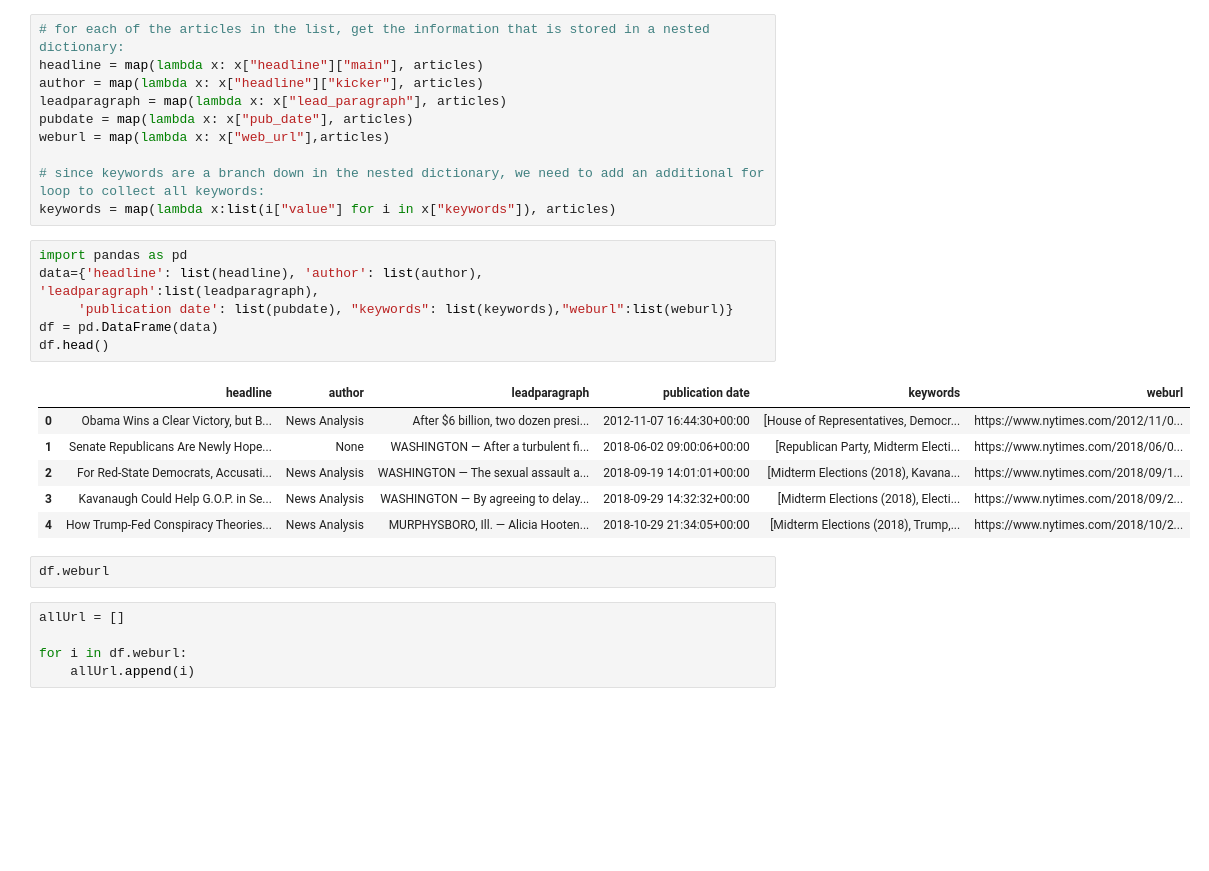
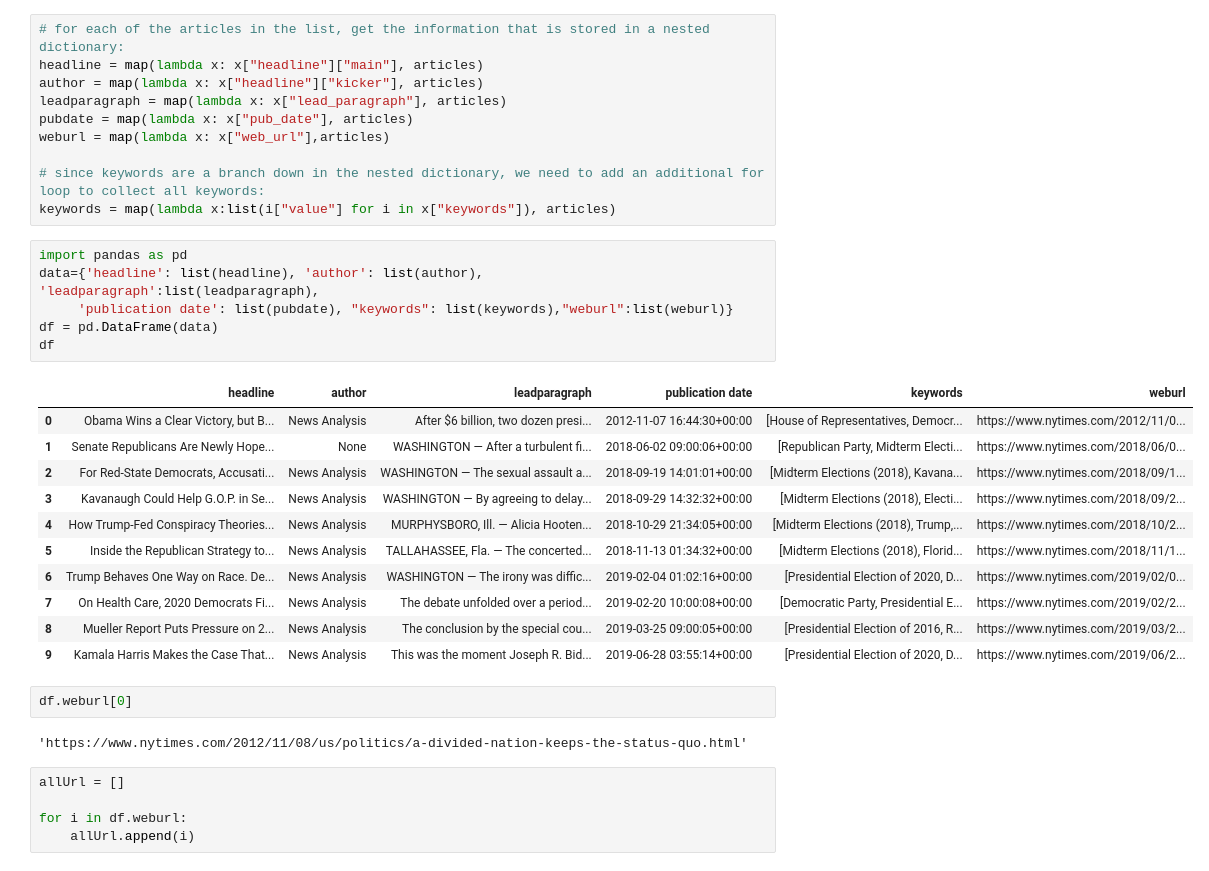
Before and after one commit to luistnrt/Natural-Language-Processing, a Jupyter notebook: nlp_article_archive.ipynb, the cells around one changed output. Saved outputs shown, nothing was run; the diff lists cells and outputs as text; blank space fills up the shorter version.

```diff
--- a/nlp_article_archive.ipynb
+++ b/nlp_article_archive.ipynb
@@ -160,18 +158,25 @@ keywords = map(lambda x:list(i["value"] for i in x["keywords"]), articles)
 # %%
 import pandas as pd
 data={'headline': list(headline), 'author': list(author), 'leadparagraph':list(leadparagraph),
      'publication date': list(pubdate), "keywords": list(keywords),"weburl":list(weburl)}
 df = pd.DataFrame(data)
-df.head()
+df
 # %% [output]
 |  | headline | author | leadparagraph | publication date | keywords | weburl |
 | 0 | Obama Wins a Clear Victory, but B... | News Analysis | After $6 billion, two dozen presi... | 2012-11-07 16:44:30+00:00 | [House of Representatives, Democr... | https://www.nytimes.com/2012/11/0... |
 | 1 | Senate Republicans Are Newly Hope... | None | WASHINGTON — After a turbulent fi... | 2018-06-02 09:00:06+00:00 | [Republican Party, Midterm Electi... | https://www.nytimes.com/2018/06/0... |
 | 2 | For Red-State Democrats, Accusati... | News Analysis | WASHINGTON — The sexual assault a... | 2018-09-19 14:01:01+00:00 | [Midterm Elections (2018), Kavana... | https://www.nytimes.com/2018/09/1... |
 | 3 | Kavanaugh Could Help G.O.P. in Se... | News Analysis | WASHINGTON — By agreeing to delay... | 2018-09-29 14:32:32+00:00 | [Midterm Elections (2018), Electi... | https://www.nytimes.com/2018/09/2... |
 | 4 | How Trump-Fed Conspiracy Theories... | News Analysis | MURPHYSBORO, Ill. — Alicia Hooten... | 2018-10-29 21:34:05+00:00 | [Midterm Elections (2018), Trump,... | https://www.nytimes.com/2018/10/2... |
+| 5 | Inside the Republican Strategy to... | News Analysis | TALLAHASSEE, Fla. — The concerted... | 2018-11-13 01:34:32+00:00 | [Midterm Elections (2018), Florid... | https://www.nytimes.com/2018/11/1... |
+| 6 | Trump Behaves One Way on Race. De... | News Analysis | WASHINGTON — The irony was diffic... | 2019-02-04 01:02:16+00:00 | [Presidential Election of 2020, D... | https://www.nytimes.com/2019/02/0... |
+| 7 | On Health Care, 2020 Democrats Fi... | News Analysis | The debate unfolded over a period... | 2019-02-20 10:00:08+00:00 | [Democratic Party, Presidential E... | https://www.nytimes.com/2019/02/2... |
+| 8 | Mueller Report Puts Pressure on 2... | News Analysis | The conclusion by the special cou... | 2019-03-25 09:00:05+00:00 | [Presidential Election of 2016, R... | https://www.nytimes.com/2019/03/2... |
+| 9 | Kamala Harris Makes the Case That... | News Analysis | This was the moment Joseph R. Bid... | 2019-06-28 03:55:14+00:00 | [Presidential Election of 2020, D... | https://www.nytimes.com/2019/06/2... |
 # %%
-df.weburl
+df.weburl[0]
+# %% [output]
+'https://www.nytimes.com/2012/11/08/us/politics/a-divided-nation-keeps-the-status-quo.html'
 # %%
 allUrl = []
 
```
Also changed, not shown: parts of 8 cells of this notebook.
